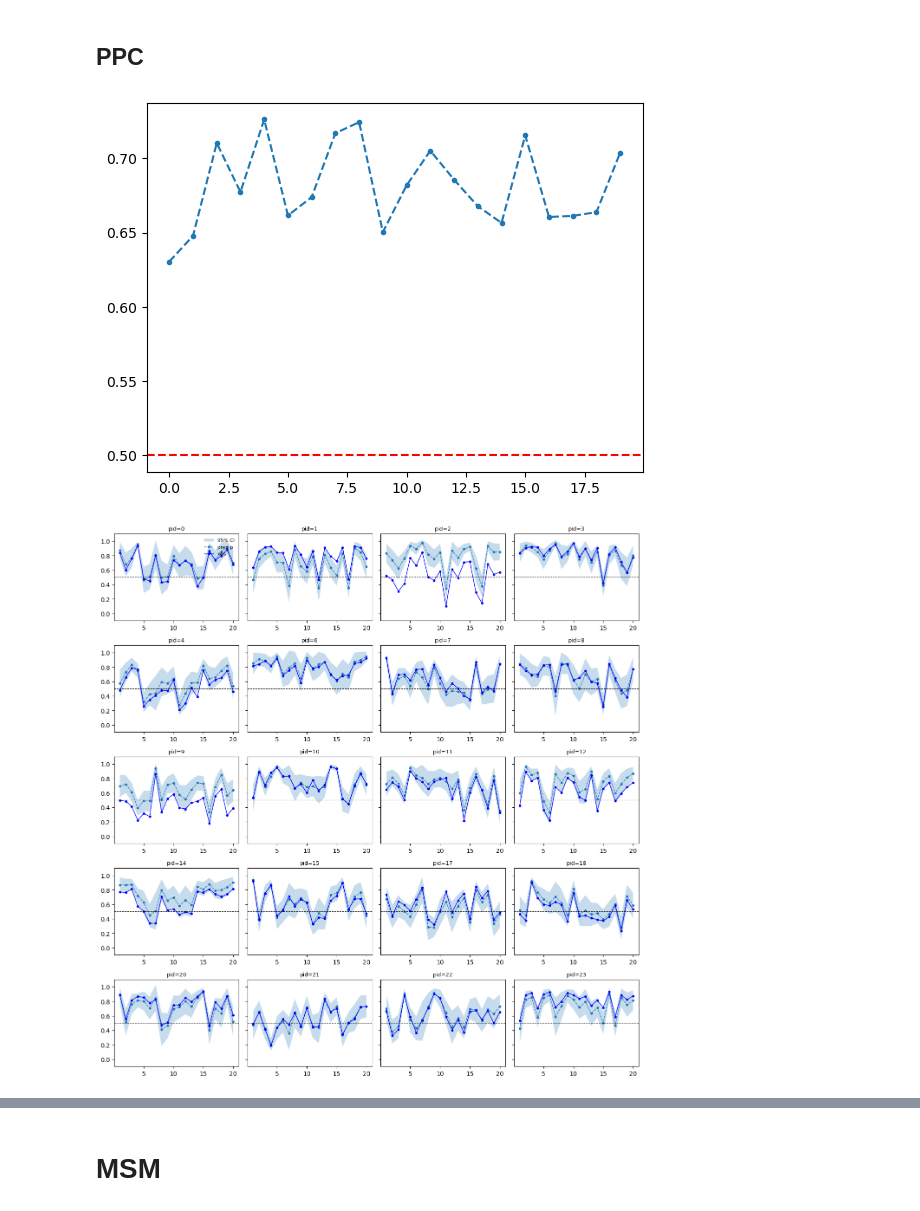
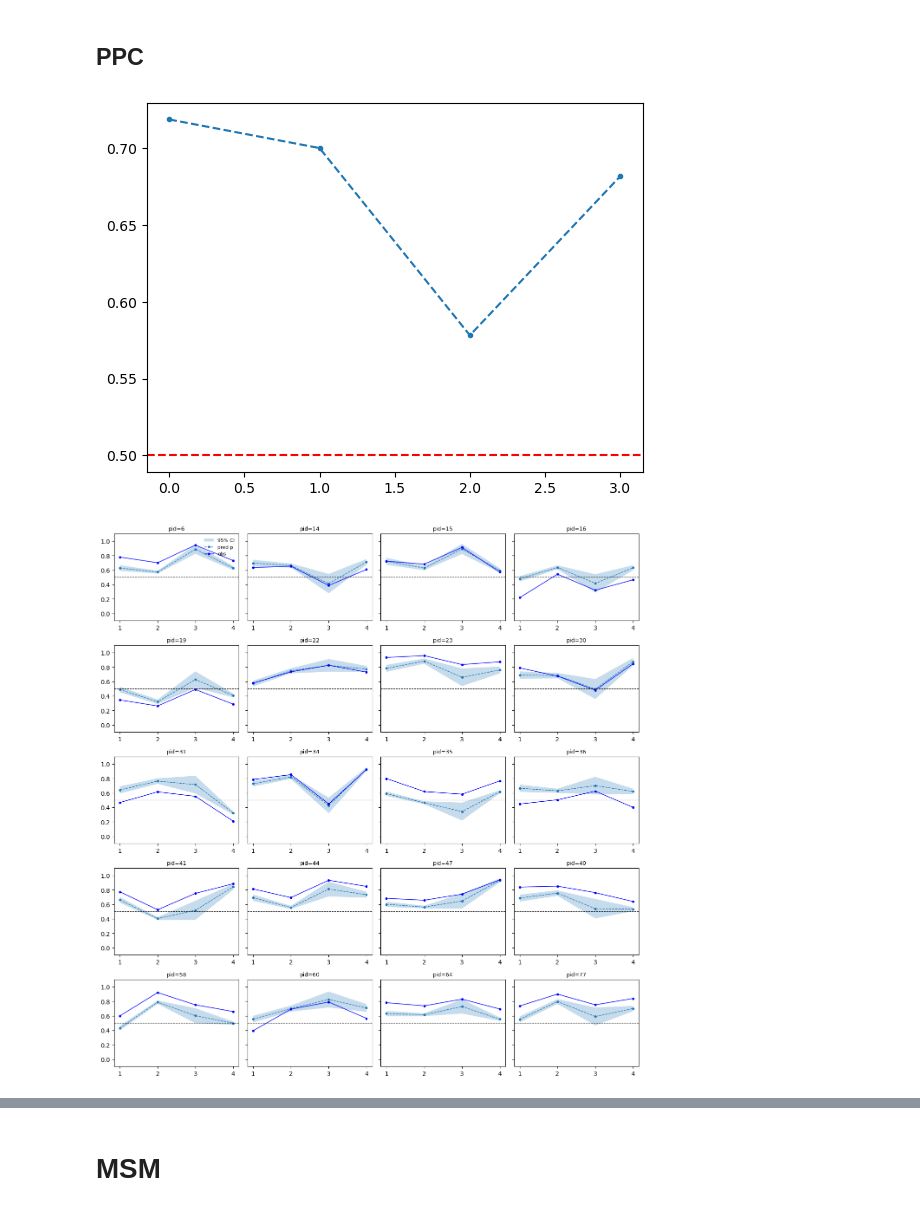
Before and after one commit to Ali-Setareh/SeqGPLVM_FEMSM, a Jupyter notebook: notebooks/model_inspection.ipynb, the cells around one changed output, grey strips where cells are left out. Saved outputs shown, nothing was run; the diff lists cells and outputs as text; code cells hidden in the pictures.

```diff
--- a/notebooks/model_inspection.ipynb
+++ b/notebooks/model_inspection.ipynb
@@ -67,7 +60,7 @@ device = "cuda"
 tid = 9
 train_id = df_idx.train_id.unique()[tid]
 
-train_id = "281b276cad"
+train_id = "7f60071d68"
 
 train_out = cwd / train_dir(Path(os.environ.get("FINAL_ROOT", "./results")).expanduser(), model_name, train_id)
 data_path = json.loads((train_out / "data_ref.json").read_text(encoding="utf-8"))["data_file"]
@@ -219,7 +209,7 @@ plt.plot(ppc, '.--')
 plt.axhline(0.5, color='red', linestyle='--')
 plt.show()
 # %% [output]
-[figure, old version]
+[figure, new version]
 # %%
 P, T, S = propensity_score.shape
 arr = propensity_score.detach().cpu().numpy().reshape(P*T, S)
@@ -265,35 +252,36 @@ def plot_patient_grid(pids, df, ncols=4):
         # get observed traj (assumes rows are in time order)
         obs = df.loc[df.patient_id == pid, "p_true"].to_numpy()
 
 
 
         # confidence band
         lo = df.loc[df.patient_id == pid, "phat_mean"] - 1.96 * df.loc[df.patient_id == pid, "phat_std"]
         hi = df.loc[df.patient_id == pid, "phat_mean"] + 1.96 * df.loc[df.patient_id == pid, "phat_std"]
         ax.fill_between(t, lo, hi, alpha=0.25, linewidth=0, label="95% CI")
 
         ax.plot(t,pred, "--.", lw=1, label="pred p")
         ax.plot(t,obs, ".-", c="blue", lw=1, label="obs")
         #ax.plot((pred >= 0.5).astype(int), ".-", c="orange", lw=1, label="pred 0/1")
         ax.axhline(0.5, color="k", ls="--", lw=0.8)
         ax.set_ylim(-0.1, 1.1)
         ax.set_title(f"pid={pid}", fontsize=9)
 
     # hide any unused panels
     for ax in axes[n:]:
         ax.axis("off")
 
     # one legend
     handles, labels = axes[0].get_legend_handles_labels()
     handles, labels = axes.flat[0].get_legend_handles_labels()
     axes.flat[0].legend(handles, labels, loc="upper right", frameon=False, fontsize=8)
     plt.tight_layout()
     plt.show()
 
-pids_to_show = sorted(payload["index"]["pids_train"])  # pick any
+
+pids_to_show = sorted(payload["index"]["pids_val"])  # pick any
 plot_patient_grid(pids_to_show[:20], df_phat, ncols=4)
 # %% [output]
-[figure, old version]
+[figure, new version]
 # %%
 plt.plot(df_phat[df.patient_id.isin(train_split)]["phat_mean"],df_phat[df.patient_id.isin(train_split)]["p_true"],".", c="b", lw=1, label="pred p")
 plt.show()
```
Also changed, not shown: parts of 54 cells of this notebook, 4 other files.
